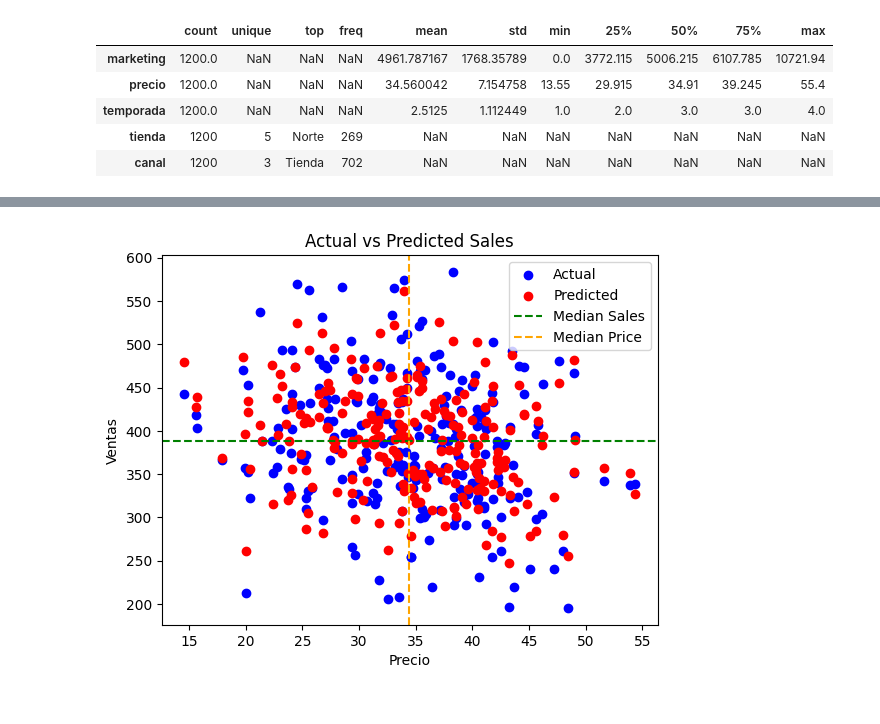
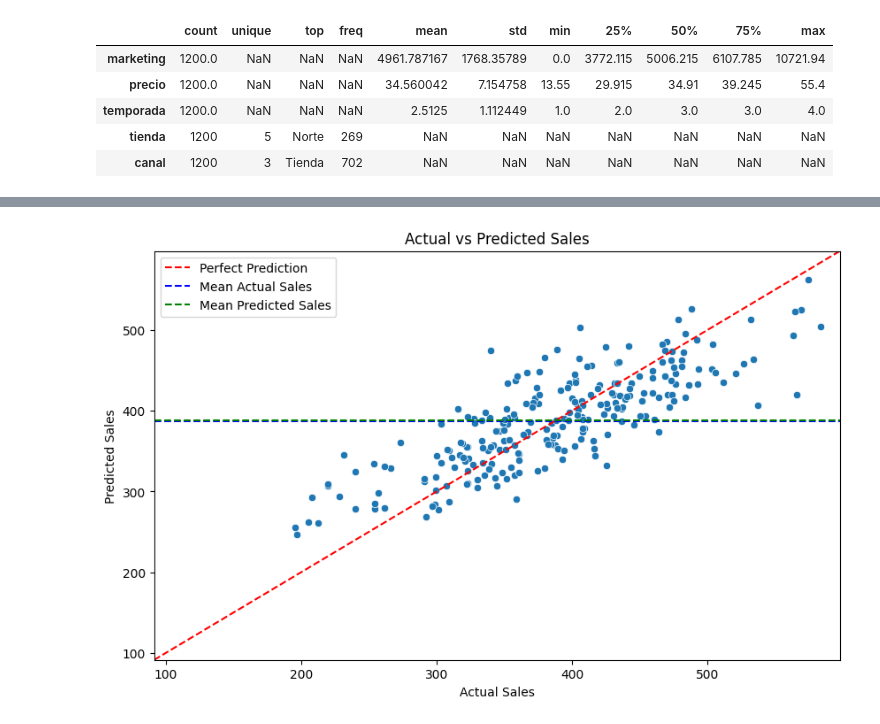
Before and after one commit to cesar95icesi/machine-learning-intep, a Jupyter notebook: Juan David Velez Campiño/Modelo de Regresion/regresion.ipynb, the cells around one changed output, grey strips where cells are left out. Cells and saved outputs as stored; diff of their text form; code cells hidden in the pictures.

```diff
--- a/Juan David Velez Campiño/Modelo de Regresion/regresion.ipynb
+++ b/Juan David Velez Campiño/Modelo de Regresion/regresion.ipynb
@@ -100,17 +134,23 @@ Pipeline(steps=[('preprocessor',
 # %%
 
 # draw the regression line
 import matplotlib.pyplot as plt
-plt.scatter(X_test['precio'], y_test, color='blue', label='Actual')
-plt.scatter(X_test['precio'], y_pred, color='red', label='Predicted')
-# median line
-plt.axhline(y=np.median(y_test), color='green', linestyle='--', label='Median Sales')
-# add a vertical line at the median price
-plt.axvline(x=np.median(X_test['precio']), color='orange', linestyle='--', label='Median Price')
-plt.xlabel('Precio')
-plt.ylabel('Ventas')
+import seaborn as sns
+
+# Create a scatter plot of actual vs predicted values
+plt.figure(figsize=(10, 6))
+sns.scatterplot(x=y_test, y=y_pred)
+plt.plot([y.min(), y.max()], [y.min(), y.max()], 'r--', label='Perfect Prediction')  # Add a reference line for perfect predictions
+# Limit the axes to the range of actual values for better visualization
+plt.xlim(y.min(), y.max())
+plt.ylim(y.min(), y.max())
+# set median and mean lines
+plt.axhline(y=y_test.mean(), color='blue', linestyle='--', label='Mean Actual Sales')
+plt.axhline(y=y_pred.mean(), color='green', linestyle='--', label='Mean Predicted Sales')
+plt.xlabel('Actual Sales')
+plt.ylabel('Predicted Sales')
 plt.title('Actual vs Predicted Sales')
 plt.legend()
 plt.show()
 # %% [output]
-[figure, old version]
+[figure, new version]
```
Also changed, not shown: parts of 5 cells of this notebook.
